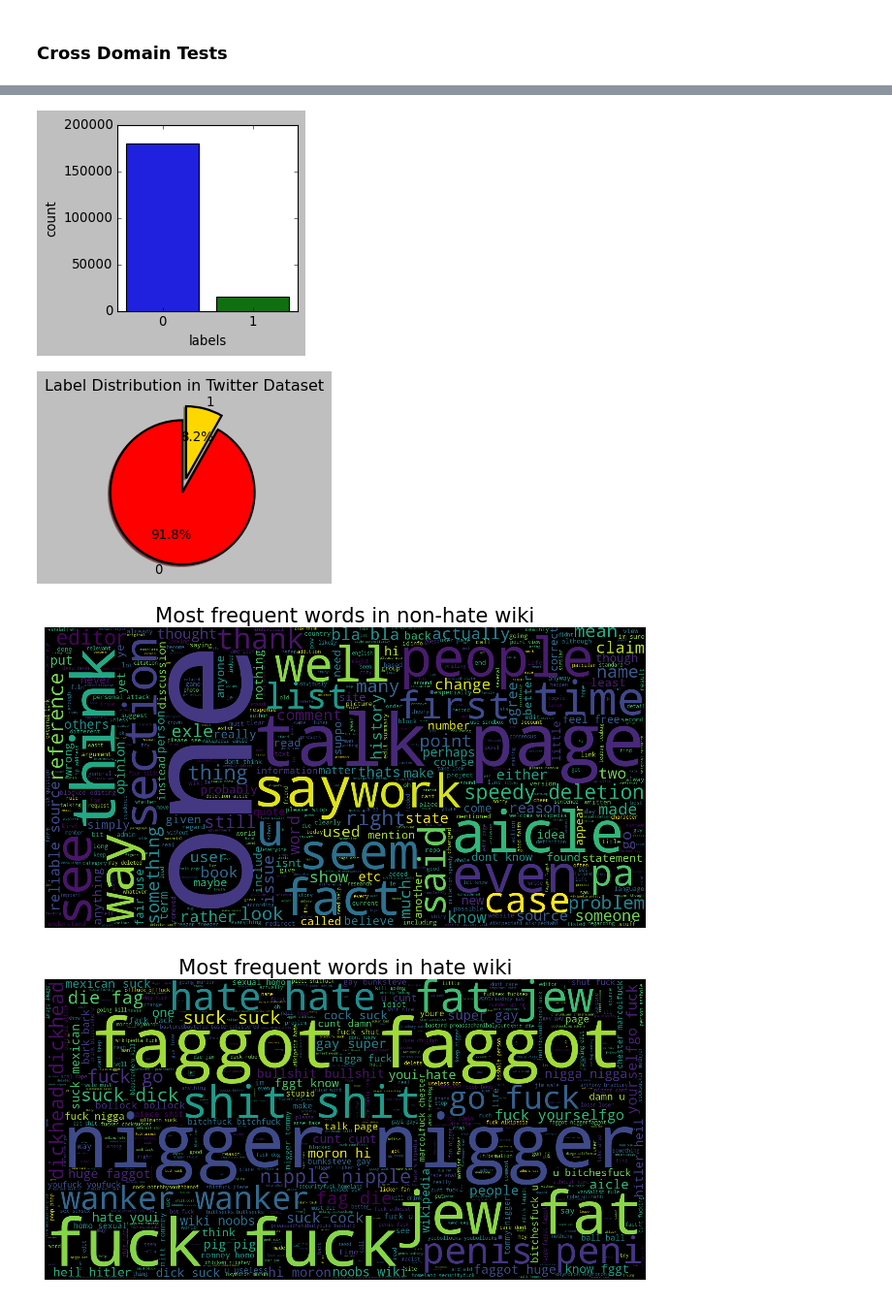
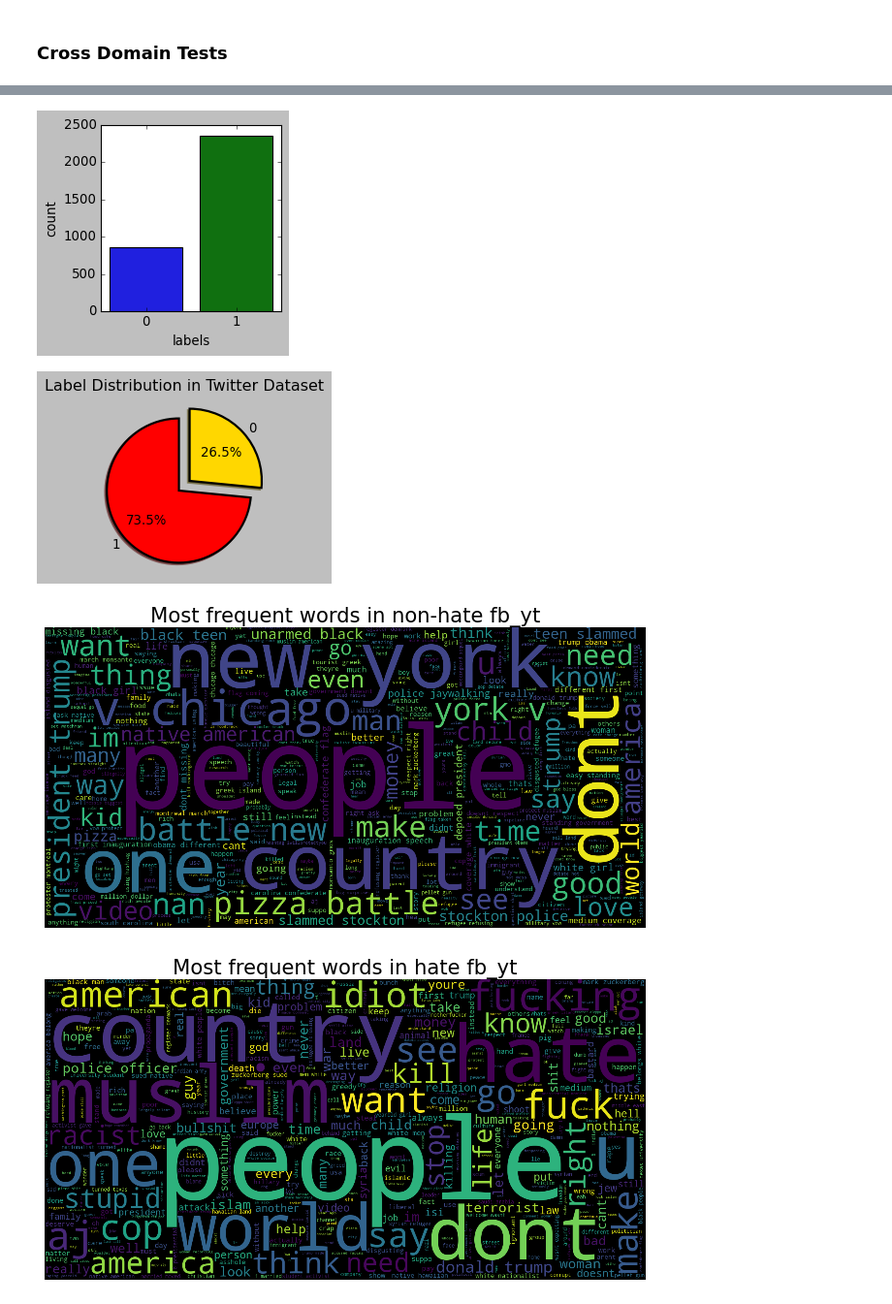
Before and after one commit to sayaranika/Abusive-Language-Detection-Using-Naive-Bayes, a Jupyter notebook: Abusive Language Detection.ipynb, the cells around one changed output, grey strips where cells are left out. Shown at 97% size. Cells and saved outputs as stored; diff of their text form; code cells hidden in the pictures.

```diff
--- a/Abusive Language Detection.ipynb
+++ b/Abusive Language Detection.ipynb
@@ -38,21 +31,26 @@ class DatasetType(Enum):
 # %% [markdown]
 #### Load Dataset
 # %%
-def LoadDataset(FileName):
+def LoadDataset(FileName, info=False):
     df = pd.read_csv(FileName)
-    fig = plt.figure(figsize=(3,3))
-    sns.heatmap(df.isnull(),yticklabels=False)
-    df.info()
+    if info == True:
+        fig = plt.figure(figsize=(3,3))
+        sns.heatmap(df.isnull(),yticklabels=False)
+        df.info()
+        print("\n\n")
     return df
 # %% [markdown]
 #### Data Cleaning and Preprocessing
 # %%
-def basic_data_cleaning(df):
+def basic_data_cleaning(df, info=False, datasetType=DatasetType.REGULAR):
     # drop rows with null values
     df = df.dropna()
 
     # drop unnecessary columns
-    df = df.drop(columns=['id','file_platform','file_language', 'file_name', 'labels'])
+    if datasetType == DatasetType.FB_YT:
+        df = df.drop(columns=['labels'])
+    else:
+        df = df.drop(columns=['id','file_platform','file_language', 'file_name', 'labels'])
 
     #drop duplicates
     df = df.drop_duplicates('text')
@@ -64,7 +62,9 @@ def basic_data_cleaning(df):
     df = df.rename(columns={"binary_labels": "labels"})
 
     #see the changes made
-    df.info()
+    if info == True:
+        print("Dataset Info after Data Preprocessing Step:\n")
+        df.info()
 
     return df
 # %%
@@ -460,0 +386,3 @@ memory usage: 20.9+ MB
+# %%
+#load dataset
+fb_yt_df = LoadDataset("fb_yt.csv", True)
@@ -460,0 +401,4 @@ memory usage: 20.9+ MB
+# %%
+# data cleaning
+fb_yt_df = basic_data_cleaning(fb_yt_df, True, DatasetType.FB_YT)
+#tweet_df.text = tweet_df['text'].apply(text_data_processing)
@@ -496,16 +451,14 @@ memory usage: 3.7+ MB
 # %%
 #visualization
-visualize_label_distribution(wiki_df)
+visualize_label_distribution(fb_yt_df)
 
-#visualize most frequent words in non-hate tweets
-non_hate_wiki = wiki_df[wiki_df.labels == 0]
-visualize_word_cloud(non_hate_wiki['text'], "Most frequent words in non-hate wiki")
+non_hate_fb_yt = fb_yt_df[fb_yt_df.labels == 0]
+visualize_word_cloud(non_hate_fb_yt['text'], "Most frequent words in non-hate fb_yt")
 
-#visualize most frequent words in non-hate tweets
-hate_wiki = wiki_df[wiki_df.labels == 1]
-visualize_word_cloud(hate_wiki['text'], "Most frequent words in hate wiki")
+hate_fb_yt = fb_yt_df[fb_yt_df.labels == 1]
+visualize_word_cloud(hate_fb_yt['text'], "Most frequent words in hate fb_yt")
 # %% [output]
-[figure, old version]
+[figure, new version]
-[figure, old version]
+[figure, new version]
-[figure, old version]
+[figure, new version]
-[figure, old version]
+[figure, new version]
```
Also changed, not shown: parts of 42 cells of this notebook, 1 other file.
